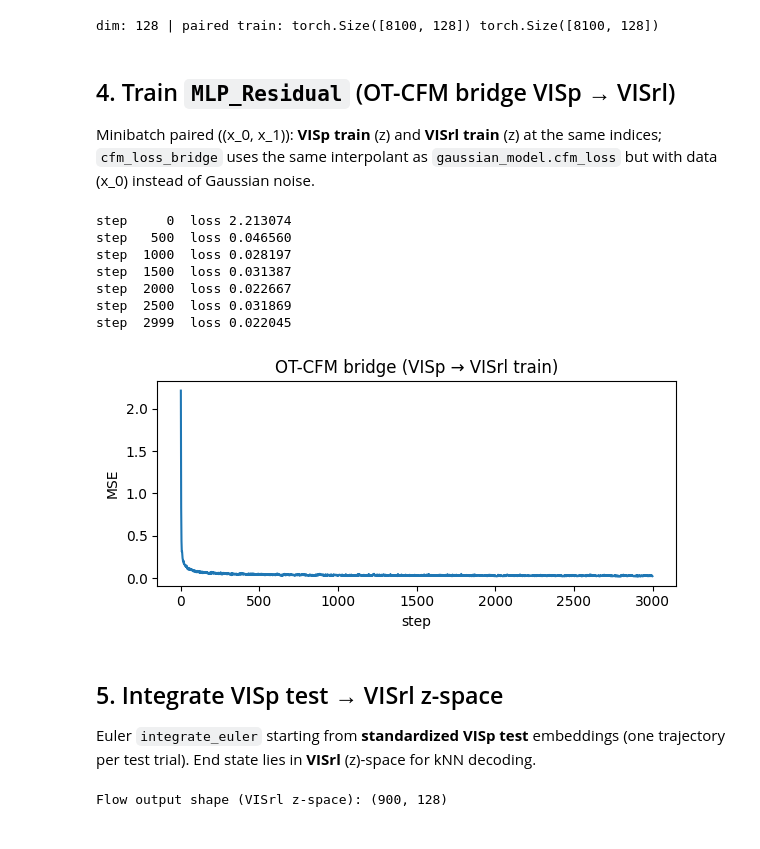
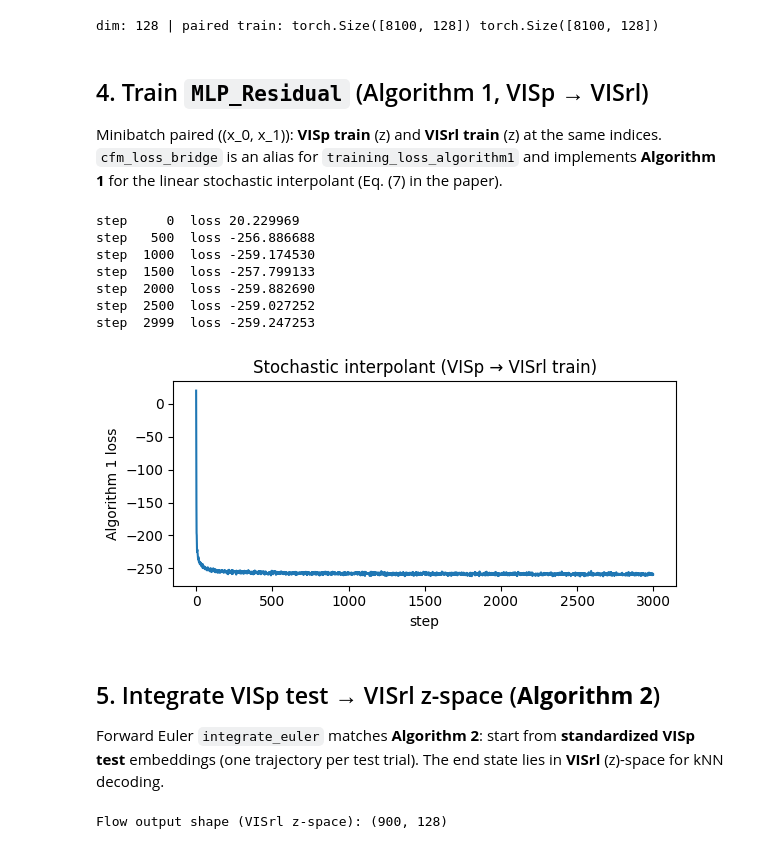
Before and after one commit to fachengyu/Flow_Hackathon, a Jupyter notebook: signal_flow/signal_walkthrough.ipynb, the cells around one changed output. Cells and saved outputs as stored; diff of their text form; code cells hidden in the pictures.

Commit message:
Update signal model to stochastic interpolants.

```diff
--- a/signal_flow/signal_walkthrough.ipynb
+++ b/signal_flow/signal_walkthrough.ipynb
@@ -62,11 +61,13 @@ _sm = _load_module("signal_model", FLOW_DIR / "signal_model.py")
 _sd = _load_module("signal_decode", FLOW_DIR / "signal_decode.py")
 
 MLP_Residual = _sm.MLP_Residual
+training_loss_algorithm1 = _sm.training_loss_algorithm1
 cfm_loss_bridge = _sm.cfm_loss_bridge
 integrate_euler = _sm.integrate_euler
+frechet_embedding_distance = _sm.frechet_embedding_distance
 allen_frame_id_decode = _sd.allen_frame_id_decode
 
-device = torch.device("cuda" if torch.cuda.is_available() else "cpu")
+device = torch.device("cuda:1" if torch.cuda.is_available() else "cpu")
 print("device:", device)
 print("signal_flow:", FLOW_DIR)
 # %% [output]
@@ -140,9 +141,9 @@ print("dim:", dim, "| paired train:", z_visp_tr_t.shape, z_visrl_tr_t.shape)
 # %% [output]
 dim: 128 | paired train: torch.Size([8100, 128]) torch.Size([8100, 128])
 # %% [markdown]
-## 4. Train `MLP_Residual` (OT-CFM bridge VISp → VISrl)
+## 4. Train `MLP_Residual` (Algorithm 1, VISp → VISrl)
 
-Minibatch paired \((x_0, x_1)\): **VISp train** \(z\) and **VISrl train** \(z\) at the same indices; `cfm_loss_bridge` uses the same interpolant as `gaussian_model.cfm_loss` but with data \(x_0\) instead of Gaussian noise.
+Minibatch paired \((x_0, x_1)\): **VISp train** \(z\) and **VISrl train** \(z\) at the same indices. `cfm_loss_bridge` is an alias for `training_loss_algorithm1` and implements **Algorithm 1** for the linear stochastic interpolant (Eq. (7) in the paper).
 # %%
 model = MLP_Residual(
     input_size=dim,
@@ -151,47 +152,47 @@ model = MLP_Residual(
     output_size=dim,
     time_dimension=128,
 ).to(device)
 opt = torch.optim.AdamW(model.parameters(), lr=1e-3, weight_decay=1e-4)
 
 BATCH = 512
 STEPS = 3000
 n_pair = z_visp_tr_t.shape[0]
 assert n_pair == z_visrl_tr_t.shape[0]
 
 losses = []
 model.train()
 for step in range(STEPS):
     idx = torch.randint(0, n_pair, (BATCH,), device=device)
     x0_b = z_visp_tr_t[idx]
     x1_b = z_visrl_tr_t[idx]
     loss = cfm_loss_bridge(model, x0_b, x1_b)
     opt.zero_grad(set_to_none=True)
     loss.backward()
     opt.step()
     losses.append(loss.item())
     if step % 500 == 0 or step == STEPS - 1:
         print(f"step {step:5d}  loss {loss.item():.6f}")
 
 plt.figure(figsize=(6, 3))
 plt.plot(losses)
 plt.xlabel("step")
-plt.ylabel("MSE")
-plt.title("OT-CFM bridge (VISp → VISrl train)")
+plt.ylabel("Algorithm 1 loss")
+plt.title("Stochastic interpolant (VISp → VISrl train)")
 plt.tight_layout()
 plt.show()
 # %% [output]
-step     0  loss 2.213074
-step   500  loss 0.046560
-step  1000  loss 0.028197
-step  1500  loss 0.031387
-step  2000  loss 0.022667
-step  2500  loss 0.031869
-step  2999  loss 0.022045
+step     0  loss 20.229969
+step   500  loss -256.886688
+step  1000  loss -259.174530
+step  1500  loss -257.799133
+step  2000  loss -259.882690
+step  2500  loss -259.027252
+step  2999  loss -259.247253
-[figure, old version]
+[figure, new version]
 # %% [markdown]
-## 5. Integrate VISp test → VISrl z-space
+## 5. Integrate VISp test → VISrl z-space (**Algorithm 2**)
 
-Euler `integrate_euler` starting from **standardized VISp test** embeddings (one trajectory per test trial). End state lies in **VISrl** \(z\)-space for kNN decoding.
+Forward Euler `integrate_euler` matches **Algorithm 2**: start from **standardized VISp test** embeddings (one trajectory per test trial). The end state lies in **VISrl** \(z\)-space for kNN decoding.
 # %%
 n_te = z_visp_te_t.shape[0]
 assert n_te == z_visrl_te_t.shape[0]
```
Also changed, not shown: parts of 6 cells of this notebook, 2 other files.
